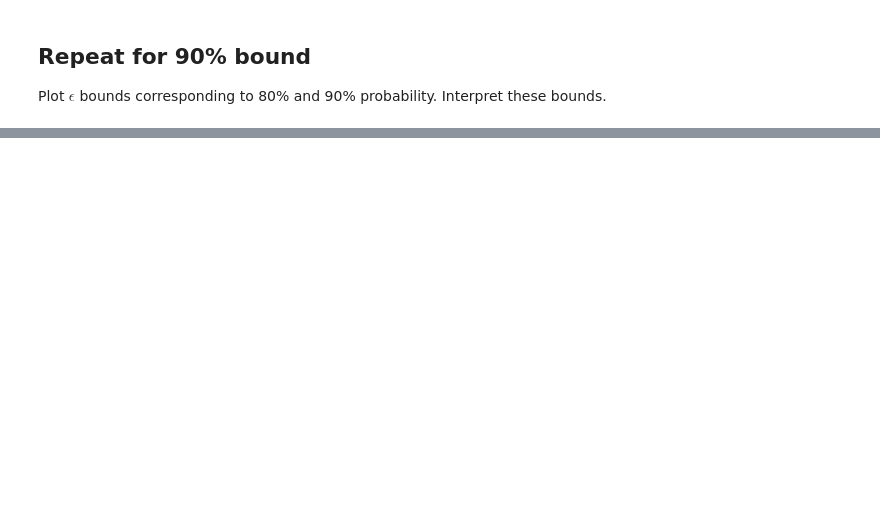
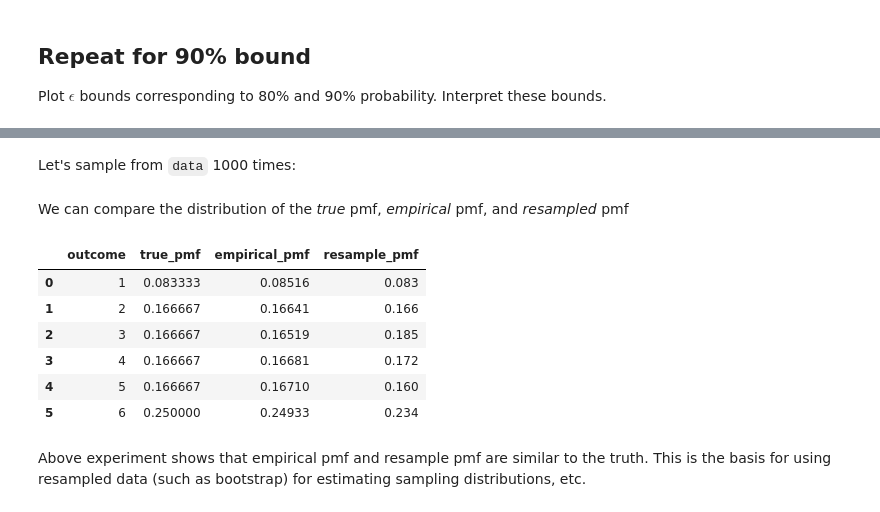
Before and after one commit to zt8zf/Spring-2018, a Jupyter notebook: 02-Data-and-Uncertainty.ipynb, the cells around one changed output, grey strips where cells are left out. Drawn from its saved outputs; the diff is of its cells as text; code cells hidden in the pictures; blank space fills up the shorter version.

```diff
--- a/02-Data-and-Uncertainty.ipynb
+++ b/02-Data-and-Uncertainty.ipynb
@@ -340,0 +354,6 @@ plt.ylabel("Average of n dice throws");
+# %%
+def throw_loaded_dice(n=1):
+    from numpy.random import choice
+
+    d = [1, 2,2, 3,3, 4,4, 5,5, 6,6,6]
+    return(choice(d, n, replace=True))
@@ -340,0 +364,2 @@ plt.ylabel("Average of n dice throws");
+# %%
+data = throw_loaded_dice(100000)
@@ -340,0 +372,33 @@ plt.ylabel("Average of n dice throws");
+# %%
+def choose_from_data(n=1, data_in=None):
+    from numpy.random import choice
+
+    return(choice(data_in, n, replace=True))
+# %% [markdown]
+Let's sample from `data` 1000 times:
+# %%
+pseudo_data = choose_from_data(1000, data)
+# %% [markdown]
+We can compare the distribution of the _true_ pmf, _empirical_ pmf, and _resampled_ pmf
+# %%
+outcome, data_counts = np.unique(data, return_counts=True)
+outcome, resample_counts = np.unique(pseudo_data, return_counts=True)
+
+pmfs = pd.DataFrame({
+    'outcome': np.arange(1, 7),
+    'true_pmf': np.array([1, 2, 2, 2, 2, 3])/12,
+    'empirical_pmf': data_counts/sum(data_counts),
+    'resample_pmf': resample_counts/sum(resample_counts),
+}, columns=['outcome','true_pmf','empirical_pmf','resample_pmf'])
+
+pmfs
+# %% [output]
+|  | outcome | true_pmf | empirical_pmf | resample_pmf |
+| 0 | 1 | 0.083333 | 0.08516 | 0.083 |
+| 1 | 2 | 0.166667 | 0.16641 | 0.166 |
+| 2 | 3 | 0.166667 | 0.16519 | 0.185 |
+| 3 | 4 | 0.166667 | 0.16681 | 0.172 |
+| 4 | 5 | 0.166667 | 0.16710 | 0.160 |
+| 5 | 6 | 0.250000 | 0.24933 | 0.234 |
+# %% [markdown]
+Above experiment shows that empirical pmf and resample pmf are similar to the truth. This is the basis for using resampled data (such as bootstrap) for estimating sampling distributions, etc.
```
Also changed, not shown: parts of 19 cells of this notebook.
